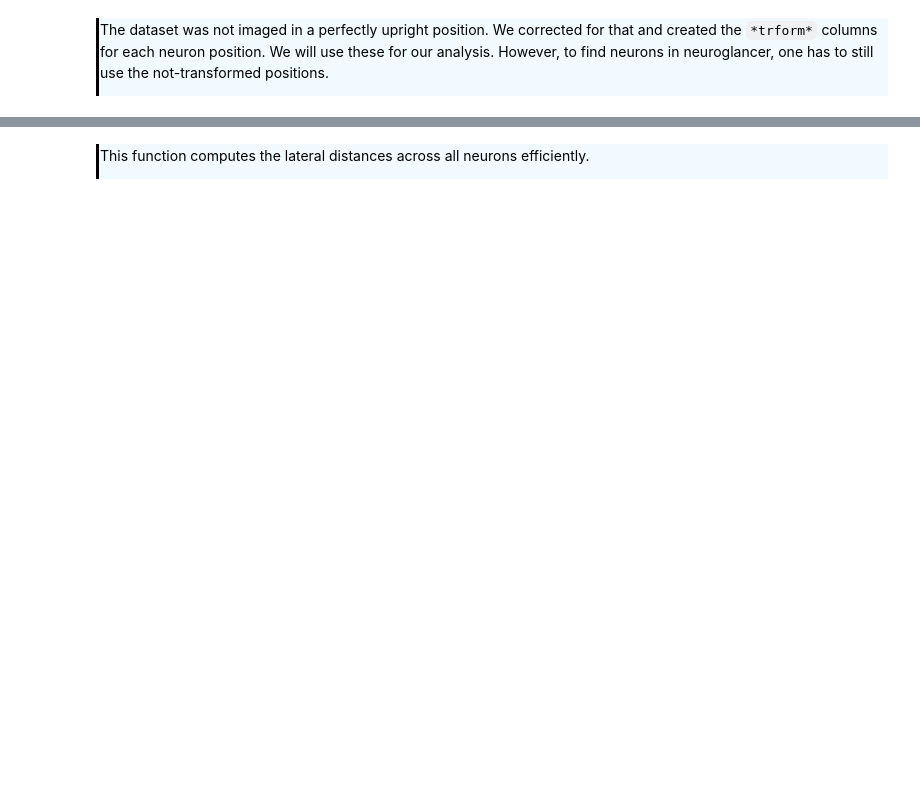
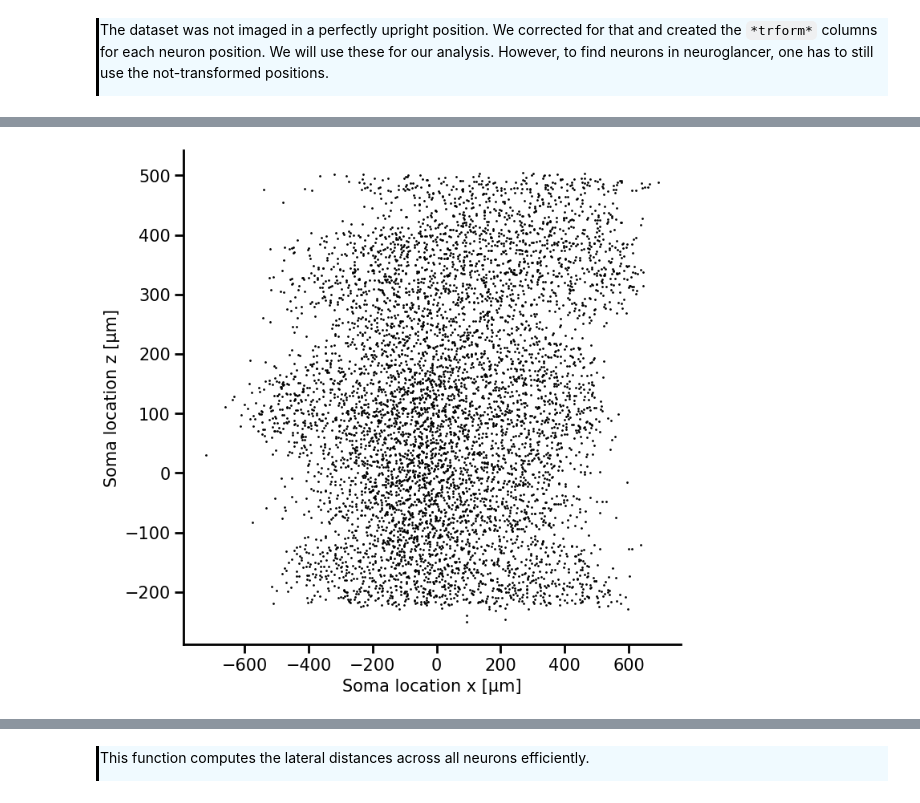
Before and after one commit to AllenSWDB/SWDB_2025_Connectomics, a Jupyter notebook: code/solutions/Workshop2 - Solutions.ipynb, the cells around one changed output, grey strips where cells are left out. Cells and saved outputs as stored; diff of their text form; code cells hidden in the pictures; blank space fills up the shorter version.

```diff
--- a/code/solutions/Workshop2 - Solutions.ipynb
+++ b/code/solutions/Workshop2 - Solutions.ipynb
@@ -96,0 +110,2 @@ cell_df = pd.read_feather(f"{data_dir}/soma_and_cell_type_{mat_version}.feather"
+# %%
+cell_df[[col for col in cell_df.columns if "position" in col]] /= 1000.
@@ -113,14 +154,19 @@ sub_cell_df.head(5)
 # %%
 fig, ax = plt.subplots(figsize=(8, 8))
 
-ax.scatter(sub_cell_df["pt_position_trform_x"] / 1000., sub_cell_df["pt_position_trform_z"] / 1000., c="k", s=1)
+ax.scatter(data=sub_cell_df, x="pt_position_trform_x", y="pt_position_trform_z", c="k", s=1)
 
 ax.tick_params(axis='both', which='major', labelsize=15, width=2, length=8)  # Set larger tick labels
 ax.tick_params(axis='both', which='minor', labelsize=14, width=1, length=4)  # Set larger tick labels
 
 ax.spines['top'].set_visible(False)  # Hide the top spine
 ax.spines['right'].set_visible(False)  # Hide the right spine
 ax.spines['bottom'].set_linewidth(2)  # Hide the top spine
 ax.spines['left'].set_linewidth(2)  # Hide the right spine
 
+ax.set_xlabel("Soma location x [µm]", fontsize=15)
+ax.set_ylabel("Soma location z [µm]", fontsize=15)
+
 plt.show()
+# %% [output]
+[figure, added]
```
Also changed, not shown: parts of 99 cells of this notebook, 1 other file.
